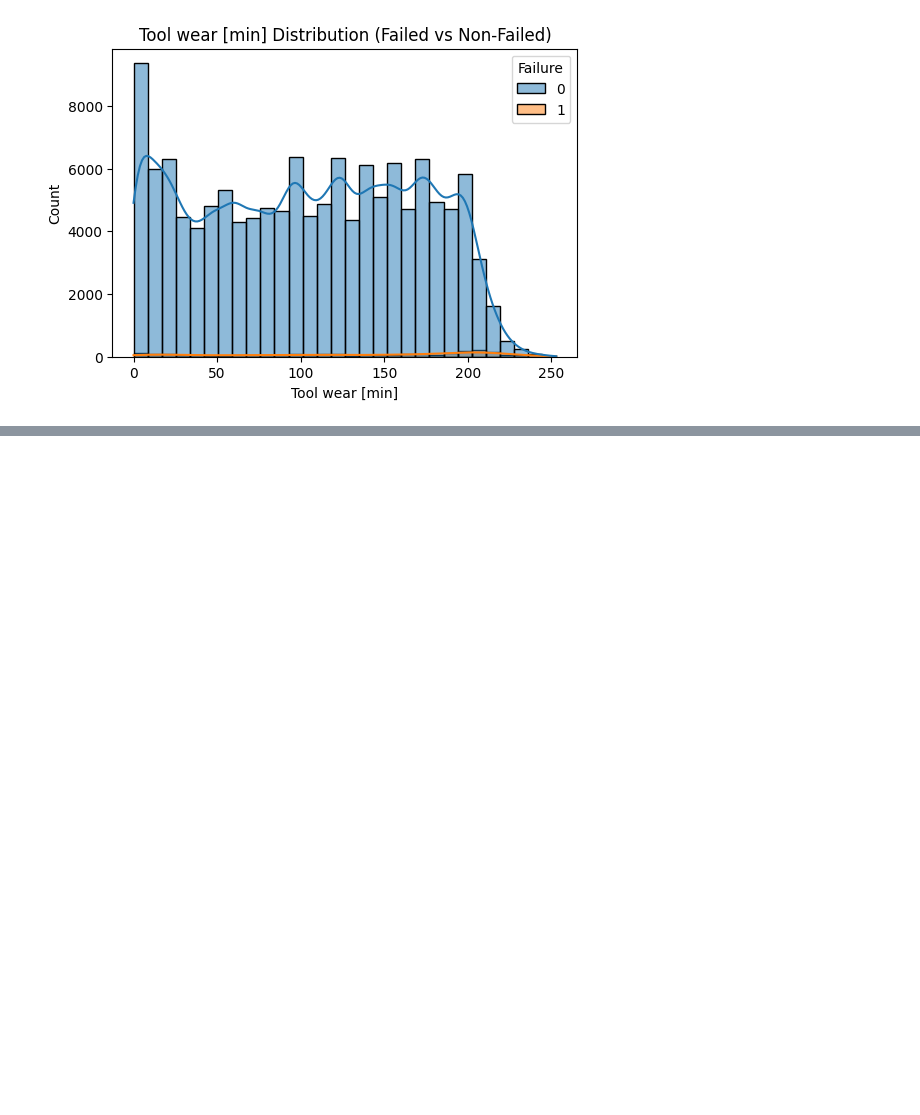
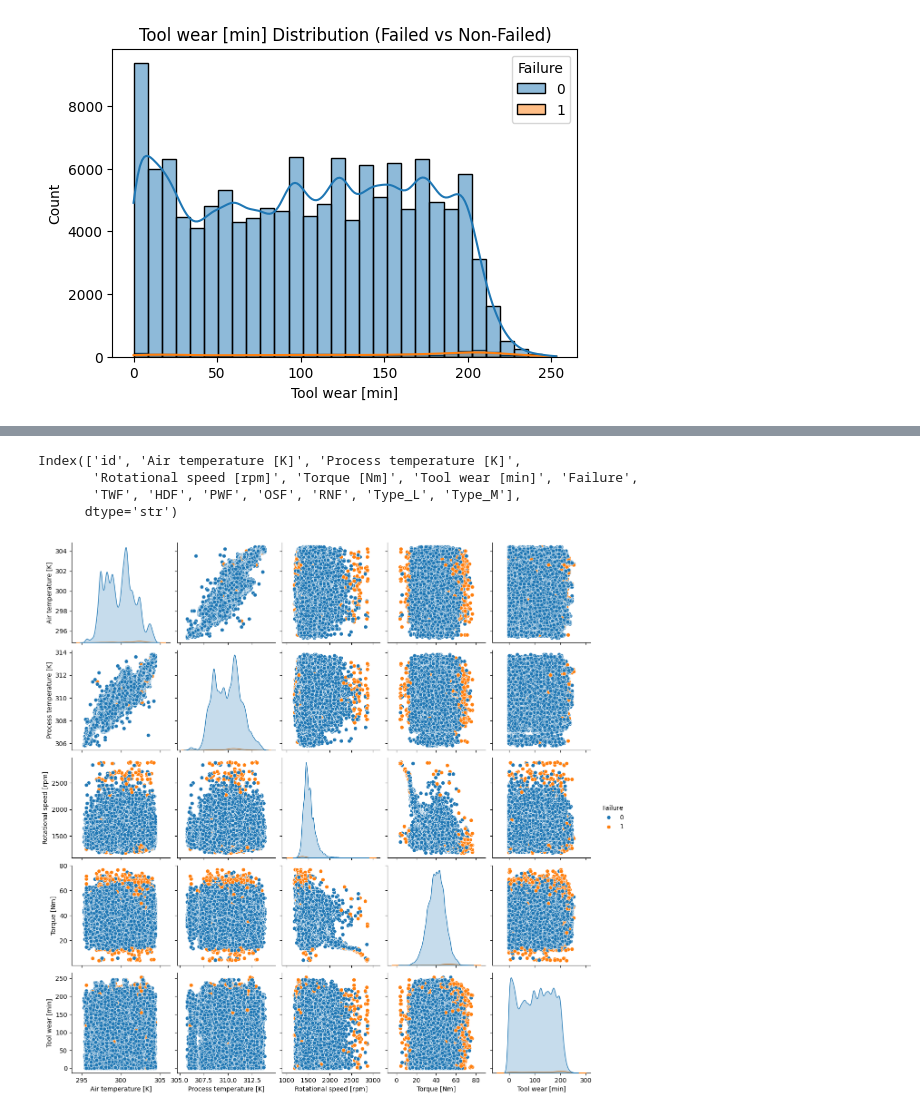
Before and after one commit to ashwini-ah18/machin-larning, a Jupyter notebook: project/Machine Failure prediction.ipynb, the cells around one changed output, grey strips where cells are left out. Cells and saved outputs as stored; diff of their text form; code cells hidden in the pictures; blank space fills up the shorter version.

```diff
--- a/project/Machine Failure prediction.ipynb
+++ b/project/Machine Failure prediction.ipynb
@@ -289,0 +305,12 @@ for col in features:
+# %%
+print(df.columns)
+# %% [output]
+Index(['id', 'Air temperature [K]', 'Process temperature [K]',
+       'Rotational speed [rpm]', 'Torque [Nm]', 'Tool wear [min]', 'Failure',
+       'TWF', 'HDF', 'PWF', 'OSF', 'RNF', 'Type_L', 'Type_M'],
+      dtype='str')
+# %%
+sns.pairplot(df[features + ["Failure"]], hue="Failure")
+plt.show()
+# %% [output]
+[figure, added]
```
Also changed, not shown: parts of 7 cells of this notebook.
